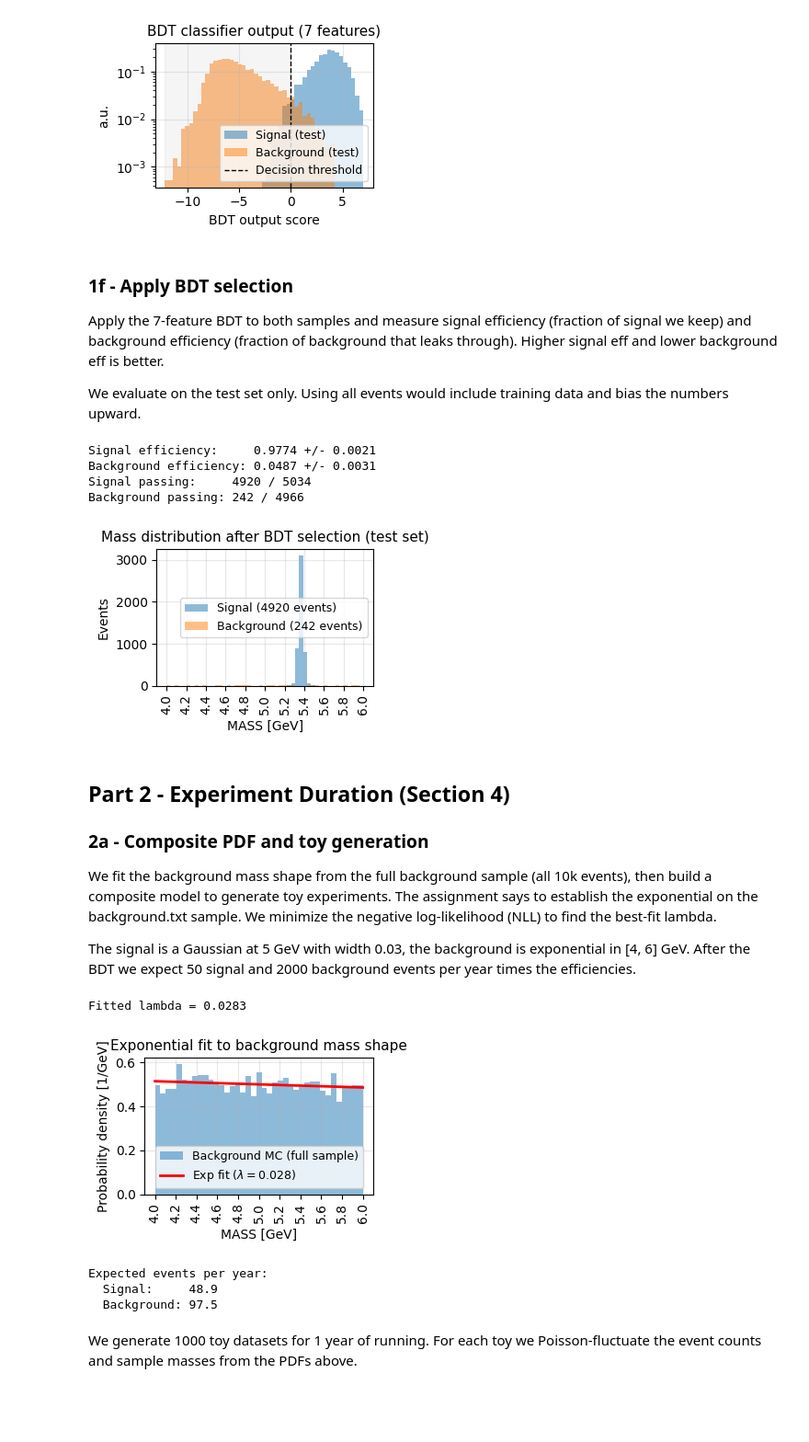
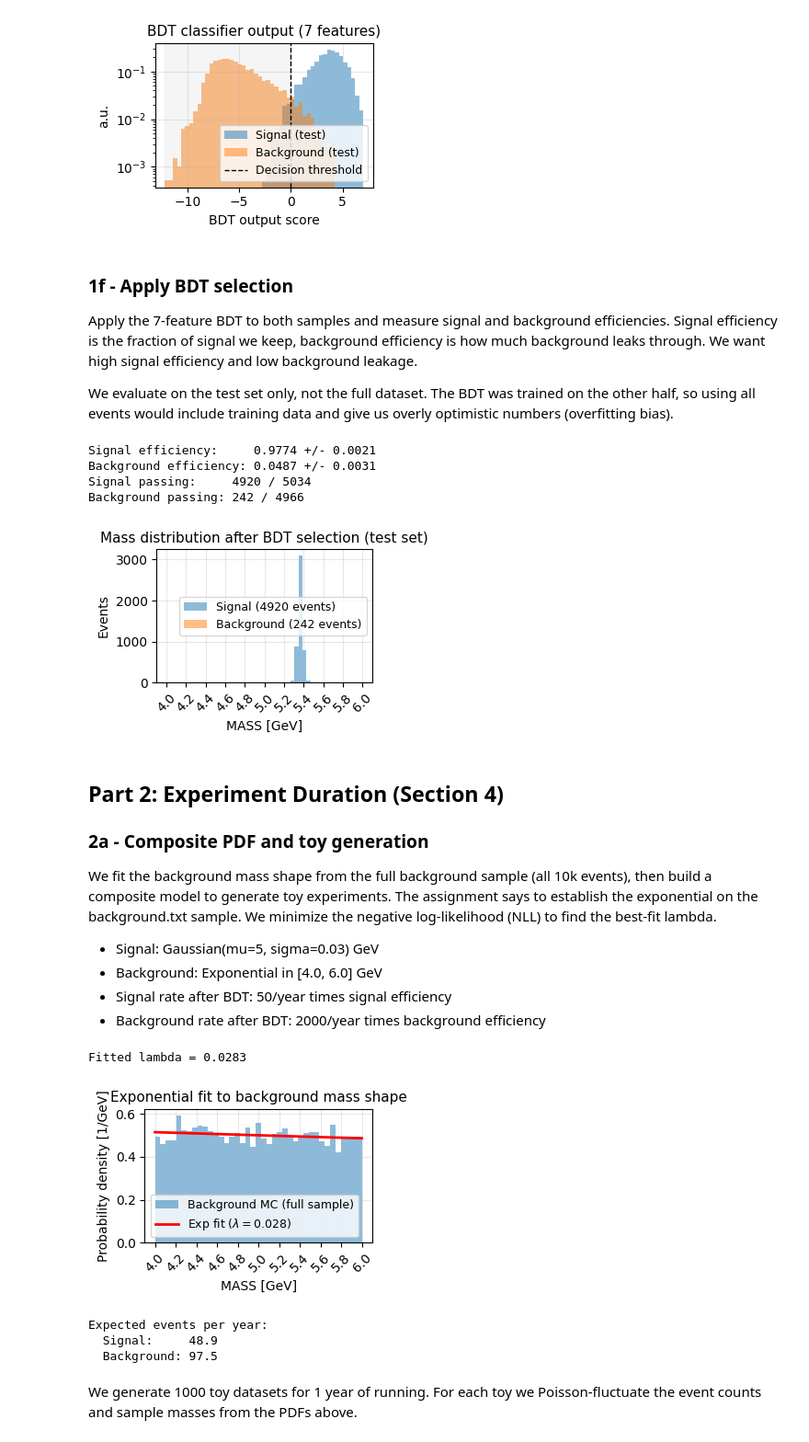
Before and after one commit to liuzzle/particle-discovery, a Jupyter notebook: particle_discovery.ipynb, the cells around one changed output. Shown at 92% size. Drawn from its saved outputs; the diff is of its cells as text; code cells hidden in the pictures; blank space fills up the shorter version.

```diff
--- a/particle_discovery.ipynb
+++ b/particle_discovery.ipynb
@@ -326,34 +366,39 @@ Again train ~ test, no overfitting.
 # %% [markdown]
 ### 1f - Apply BDT selection
 
-Apply the 7-feature BDT to both samples and measure signal efficiency (fraction of signal we keep) and background efficiency (fraction of background that leaks through). Higher signal eff and lower background eff is better.
+Apply the 7-feature BDT to both samples and measure signal and background efficiencies. Signal efficiency is the fraction of signal we keep, background efficiency is how much background leaks through. We want high signal efficiency and low background leakage.
 
-We evaluate on the test set only. Using all events would include training data and bias the numbers upward.
+We evaluate on the test set only, not the full dataset. The BDT was trained on the other half, so using all events would include training data and give us overly optimistic numbers (overfitting bias).
 # %%
 # evaluate on test set only to avoid overfitting bias
-sig_test = X_test[y_test == 1]
-bkg_test = X_test[y_test == 0]
+sig_test = X_test[y_test == 1] # signal events from the test set
+bkg_test = X_test[y_test == 0] # background events from the test set
 
+# apply the 7-feature BDT to the signal and background test sets
 sig_pred = bdt_7.predict(sig_test[bdt_features_7])
 bkg_pred = bdt_7.predict(bkg_test[bdt_features_7])
 
+# signal and background efficiencies (fraction predicted as signal-like) on the test set
 sig_eff = np.mean(sig_pred == 1)
 bkg_eff = np.mean(bkg_pred == 1)
 
-# binomial uncertainties (our addition, not required)
-n_sig_test = len(sig_test)
-n_bkg_test = len(bkg_test)
+# binomial uncertainties (our addition, not required, just a useful check)
+n_sig_test = len(sig_test) # number of signal events in the test set
+n_bkg_test = len(bkg_test) # number of background events in the test set
 sig_eff_err = np.sqrt(sig_eff * (1 - sig_eff) / n_sig_test)
 bkg_eff_err = np.sqrt(bkg_eff * (1 - bkg_eff) / n_bkg_test)
 
+# print efficiencies and the number of events passing the BDT selection
 print(f"Signal efficiency:     {sig_eff:.4f} +/- {sig_eff_err:.4f}")
 print(f"Background efficiency: {bkg_eff:.4f} +/- {bkg_eff_err:.4f}")
-print(f"Signal passing:     {np.sum(sig_pred == 1)} / {n_sig_test}")
+print(f"Signal passing:     {np.sum(sig_pred == 1)} / {n_sig_test}") # signal events predicted as signal-like
 print(f"Background passing: {np.sum(bkg_pred == 1)} / {n_bkg_test}")
 
+# now look at the mass distribution of the events that pass the BDT, to see whether a signal peak emerges from the background
 sig_mass = sig_test.loc[sig_pred == 1, 'MASS'].values
 bkg_mass = bkg_test.loc[bkg_pred == 1, 'MASS'].values
 
+# plot the mass distribution after BDT selection for signal and background
 fig, ax = plt.subplots(figsize=(3.3, 2.5))
 bins = np.linspace(MASS_LO, MASS_HI, 50)
 ax.hist(sig_mass, bins=bins, histtype='stepfilled',
@@ -366,7 +411,7 @@ ax.set_title('Mass distribution after BDT selection (test set)')
 ax.legend()
 ax.grid(True, alpha=0.3)
 ax.set_xticks(np.arange(4, 6.2, 0.2))
-ax.tick_params(axis='x', rotation=90)
+ax.tick_params(axis='x', rotation=45)
 plt.tight_layout()
 plt.savefig('plots/mass_after_bdt.png', dpi=200, bbox_inches='tight')
 plt.show()
@@ -375,53 +420,61 @@ Signal efficiency:     0.9774 +/- 0.0021
 Background efficiency: 0.0487 +/- 0.0031
 Signal passing:     4920 / 5034
 Background passing: 242 / 4966
-[figure, old version]
+[figure, new version]
 # %% [markdown]
-## Part 2 - Experiment Duration (Section 4)
+## Part 2: Experiment Duration (Section 4)
 
 ### 2a - Composite PDF and toy generation
 
 We fit the background mass shape from the full background sample (all 10k events), then build a composite model to generate toy experiments. The assignment says to establish the exponential on the background.txt sample. We minimize the negative log-likelihood (NLL) to find the best-fit lambda.
 
-The signal is a Gaussian at 5 GeV with width 0.03, the background is exponential in [4, 6] GeV. After the BDT we expect 50 signal and 2000 background events per year times the efficiencies.
+- Signal: Gaussian(mu=5, sigma=0.03) GeV
+- Background: Exponential in [4.0, 6.0] GeV
+- Signal rate after BDT: 50/year times signal efficiency
+- Background rate after BDT: 2000/year times background efficiency
 # %%
 def exp_nll(lam, data):
+    """Negative log-likelihood for an exponential distribution with parameter lambda, normalized to the range [MASS_LO, MASS_HI]."""
+    # the PDF of an exponential is f(x) = lam * exp(-lam * x), but we need to normalize it to the range [MASS_LO, MASS_HI] since our data is only in that range
     Z = (np.exp(-lam * MASS_LO) - np.exp(-lam * MASS_HI)) / lam
+    # return the negative log-likelihood, which is -sum(log(f(x_i))) for all data points x_i
     return -np.sum(-lam * data) + len(data) * np.log(Z)
 
 # fit lambda from the full background sample (not just post-BDT)
 bkg_mass = bkg['MASS'].values
 fit_result = optimize.minimize_scalar(lambda slope: exp_nll(slope, bkg_mass), bounds=(-5, 5), method='bounded')
 lambda_fit = fit_result.x
 
 print(f"Fitted lambda = {lambda_fit:.4f}")
 
+# plot the background mass distribution and the fitted exponential to visualize the fit quality
 fig, ax = plt.subplots(figsize=(3.3, 2.5))
 bins = np.linspace(MASS_LO, MASS_HI, 40)
 ax.hist(bkg_mass, bins=bins, density=True, histtype='stepfilled',
         alpha=0.5, label='Background MC (full sample)')
 m_plot = np.linspace(MASS_LO, MASS_HI, 200)
 Z = (np.exp(-lambda_fit * MASS_LO) - np.exp(-lambda_fit * MASS_HI)) / lambda_fit
 ax.plot(m_plot, np.exp(-lambda_fit * m_plot) / Z, 'r-', lw=2, label=f'Exp fit ($\\lambda={lambda_fit:.3f}$)')
 ax.set_xlabel('MASS [GeV]')
 ax.set_ylabel('Probability density [1/GeV]')
 ax.set_title('Exponential fit to background mass shape')
 ax.legend()
 ax.grid(True, alpha=0.3)
 ax.set_xticks(np.arange(4, 6.2, 0.2))
-ax.tick_params(axis='x', rotation=90)
+ax.tick_params(axis='x', rotation=45)
 plt.tight_layout()
 plt.savefig('plots/exp_fit.png', dpi=200, bbox_inches='tight')
 plt.show()
 
+# expected signal and background events per year after the BDT selection
 n_sig_per_year = N_SIG_PER_YEAR * sig_eff
 n_bkg_per_year = N_BKG_PER_YEAR * bkg_eff
 print(f"\nExpected events per year:")
 print(f"  Signal:     {n_sig_per_year:.1f}")
 print(f"  Background: {n_bkg_per_year:.1f}")
 # %% [output]
 Fitted lambda = 0.0283
-[figure, old version]
+[figure, new version]
 Expected events per year:
   Signal:     48.9
   Background: 97.5
```
Also changed, not shown: parts of 17 cells of this notebook, 3 other files.
